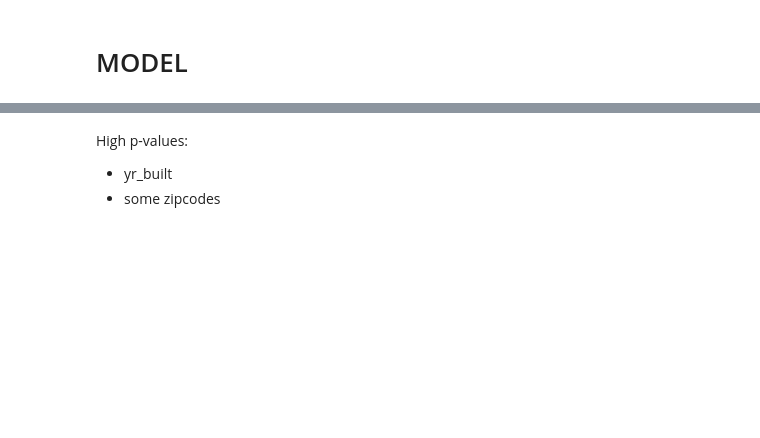
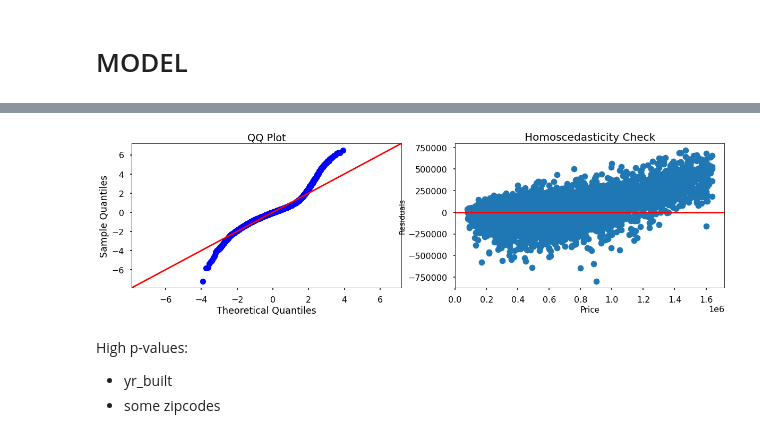
Before and after one commit to alimahzoon/King-County-House-Sales, a Jupyter notebook: student.ipynb, the cells around one changed output, grey strips where cells are left out. Saved outputs shown, nothing was run; the diff lists cells and outputs as text; code cells hidden in the pictures; blank space fills up the shorter version.

```diff
--- a/student.ipynb
+++ b/student.ipynb
@@ -71,7 +72,7 @@ plt.style.use('seaborn-poster')
 plt.rcParams['figure.figsize'] = (20,15)
 pd.set_option('display.float_format', lambda x: '%.5f' % x)
 # %%
-kings_df = pd.read_csv('kc_house_data.csv', index_col='id')
+kings_df = pd.read_csv('kc_house_data.csv')
 kings_df.head()
 # %% [output]
 |  | date | price | bedrooms | bathrooms | sqft_living | sqft_lot | floors | waterfront | view | condition | ... |
@@ -570,17 +581,11 @@ kings_df_cleaned_ohe.head()
 # %%
-def model_data(df_ohe_, target='price',drop_cols=[]):
+def model_data(df_ohe_, target='price'):
 
     df_ohe = df_ohe_.copy()
 
-    ## Removing Cols
-    for col in drop_cols:
-        if col in df_ohe.columns:
-            df_ohe.drop(columns=col,inplace=True)
-
     feat = '+'.join(df_ohe.drop(columns=target).columns)
     f = target + '~'+ feat
-
-    model = smf.ols(formula, df_ohe).fit()
+    model = ols(formula=f, data=df_ohe).fit()
     return model
 # %%
 model = model_data(kings_df_cleaned_ohe)
@@ -589,3 +630,20 @@ model.params.sort_values().tail(40)
+# %%
+def check_assumptions(resid):
+    fig, axes = plt.subplots(ncols=2, figsize=(20,5))
+    sm.graphics.qqplot(model.resid, fit=True, line='45', ax=axes[0])
+    axes[0].set_title('QQ Plot')
+
+    ax=axes[1]
+    ax.scatter(kings_df_cleaned_ohe['price'], model.resid)
+    ax.axhline(0, color='red')
+    axes[1].set_title('Homoscedasticity Check', fontsize=20)
+    axes[1].set_xlabel('Price', fontsize=15)
+    axes[1].set_ylabel('Residuals', fontsize=14)
+    plt.show()
+# %%
+check_assumptions(model.resid)
+# %% [output]
+[figure, added]
 # %% [markdown]
 High p-values:
 - yr_built
```
Also changed, not shown: parts of 17 cells of this notebook.
